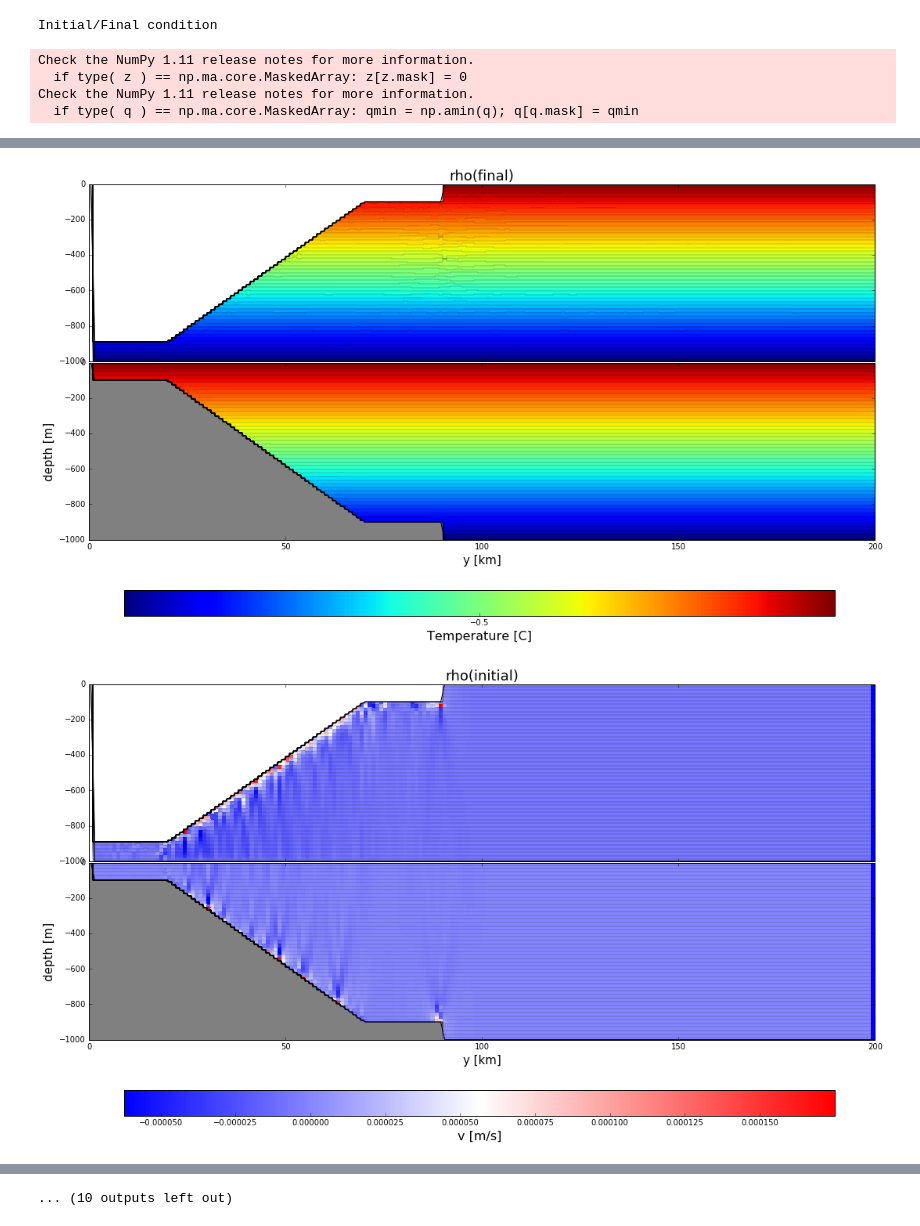
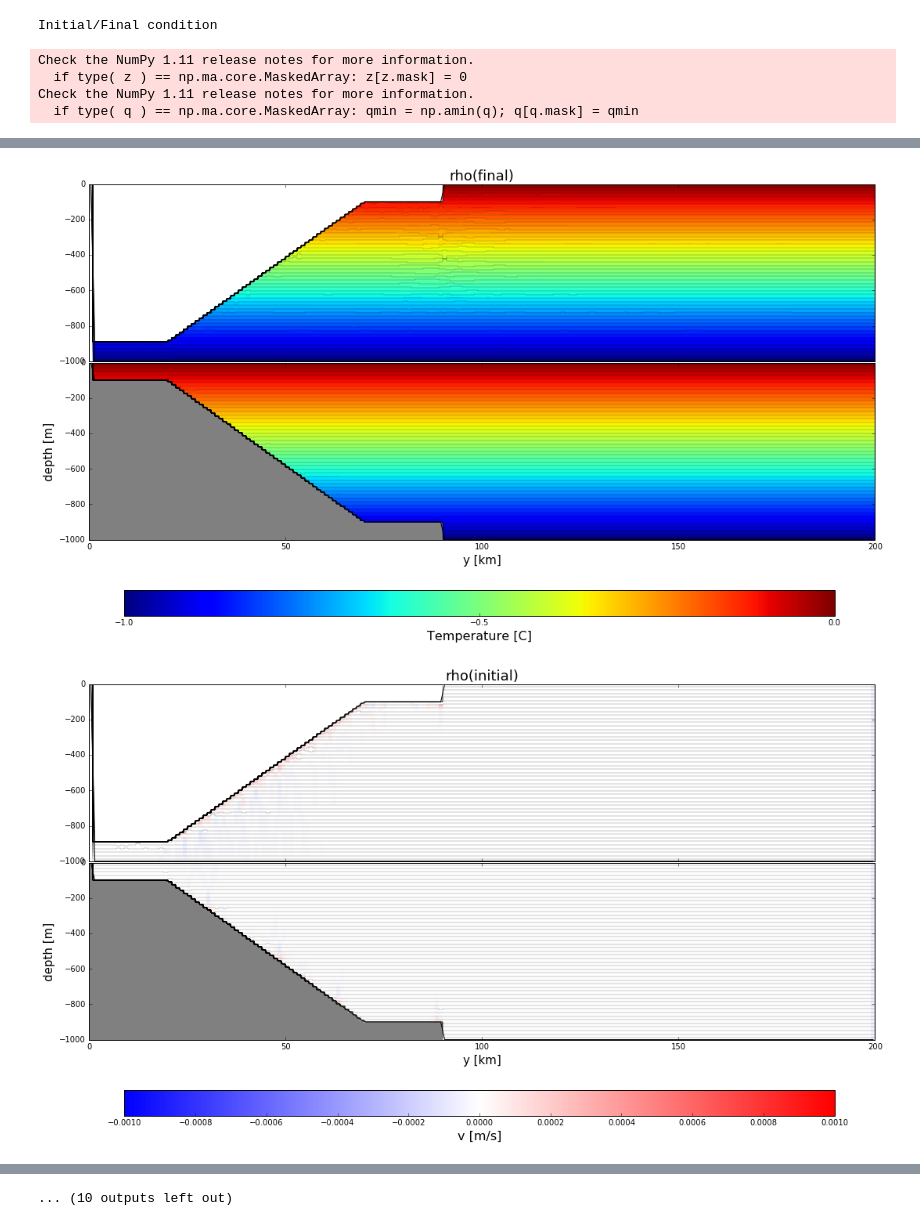
Before and after one commit to gustavo-marques/Outflow_Ice_Shelf, a Jupyter notebook: quiet.ipynb, the cells around one changed output, grey strips where cells are left out. Cells and saved outputs as stored; diff of their text form; code cells hidden in the pictures.

```diff
--- a/quiet.ipynb
+++ b/quiet.ipynb
@@ -8,7 +8,7 @@ import netCDF4
 import numpy as np
 
 # Define a function to plot a section
-def plot_section(file_handle, record, xq, i=2, variable='temp',eta='e',yvar='lath',set_clim=False,clim=(-1,0), plot_grid=True, rep='pcm', xlim=(0,200), ylim=(-1000,0), cmap=plt.cm.jet):
+def plot_section(file_handle, record, xq, i=2, variable='temp',eta='e',yvar='lath',clim=(-1,0), plot_grid=True, rep='pcm', xlim=(0,200), ylim=(-1000,0), cmap=plt.cm.jet):
     """Plots a section of by reading vertical grid and scalar variable and super-sampling
     both in order to plot vertical and horizontal reconstructions.
 
@@ -20,8 +20,7 @@ def plot_section(file_handle, record, xq, i=2, variable='temp',eta='e',yvar='lat
     x,z,q = m6toolbox.section2quadmesh(xq, e, s, representation=rep) # This yields three areas at twice the model resolution
     cs = plt.pcolormesh(x, z, q, cmap=cmap);
     #plt.colorbar()
-    if set_clim:
-       cs.set_clim(clim)
+    cs.set_clim(clim)
     if plot_grid:
        plt.plot(x, z.T, 'k', lw=0.2, hold=True)
        plt.plot(y,e[0,:],'k',lw=1); plt.plot(y,e[-1,:],'k',lw=1);
@@ -131,3 +130,3 @@ Check the NumPy 1.11 release notes for more information.
 [figure]
-[figure, old version]
+[figure, new version]
-[figure, old version]
+[figure, new version]
```
Also changed, not shown: parts of 1 cell of this notebook.
